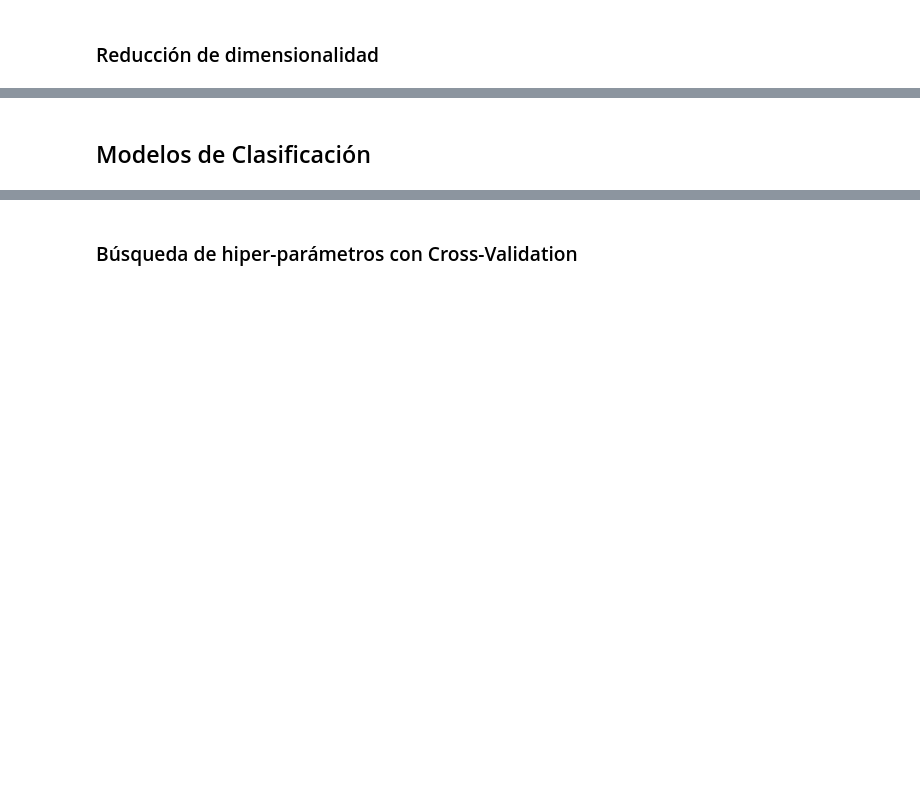
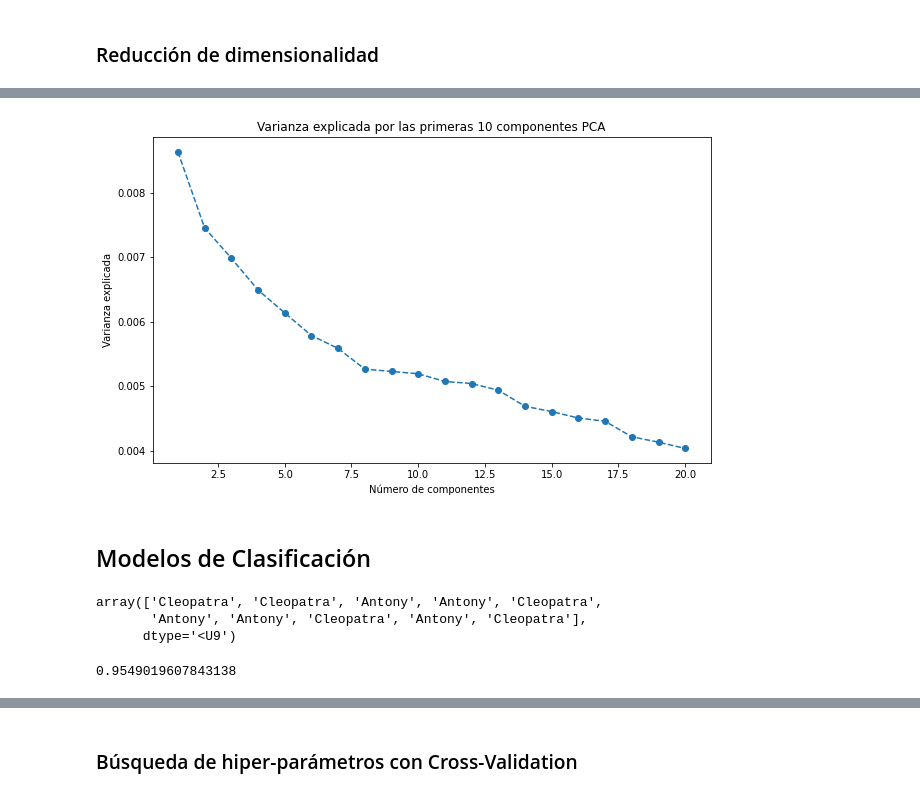
Before and after one commit to AlinaMendez/intro-cd, a Jupyter notebook: Tarea_2/shakespeare_tarea_2.ipynb, the cells around one changed output, grey strips where cells are left out. Cells and saved outputs as stored; diff of their text form; code cells hidden in the pictures; blank space fills up the shorter version.

```diff
--- a/Tarea_2/shakespeare_tarea_2.ipynb
+++ b/Tarea_2/shakespeare_tarea_2.ipynb
@@ -243,3 +287,24 @@ ax.legend()
+# %%
+# Crear la representación TF-IDF
+tfidf_vectorizer = TfidfVectorizer(stop_words='english', use_idf=True, ngram_range=(1, 2))
+X_train_tf = tfidf_vectorizer.fit_transform(X_train)
+
+# Aplicar PCA
+pca = PCA(n_components=20)
+pca.fit(X_train_tf.toarray())
+
+# Obtener la varianza explicada
+explained_variance = pca.explained_variance_ratio_
+
+# Visualizar la varianza explicada acumulada
+plt.figure(figsize=(10, 6))
+plt.plot(range(1, 21), explained_variance, marker='o', linestyle='--')
+plt.title('Varianza explicada por las primeras 10 componentes PCA')
+plt.xlabel('Número de componentes')
+plt.ylabel('Varianza explicada')
+plt.show()
+# %% [output]
+[figure, added]
 # %% [markdown]
 ## Modelos de Clasificación
 # %%
@@ -248,8 +313,14 @@ bayes_clf = MultinomialNB().fit(X_train_tf, y_train)
 # Ver las primeras 10 predicciones de train
 y_pred_train = bayes_clf.predict(X_train_tf)
 y_pred_train[:10]
+# %% [output]
+array(['Cleopatra', 'Cleopatra', 'Antony', 'Antony', 'Cleopatra',
+       'Antony', 'Antony', 'Cleopatra', 'Antony', 'Cleopatra'],
+      dtype='<U9')
 # %%
 def get_accuracy(y_true, y_pred):
     return (y_true == y_pred).sum() / len(y_true)
 
 get_accuracy(y_train, y_pred_train)
+# %% [output]
+0.9549019607843138
```
Also changed, not shown: parts of 20 cells of this notebook.
